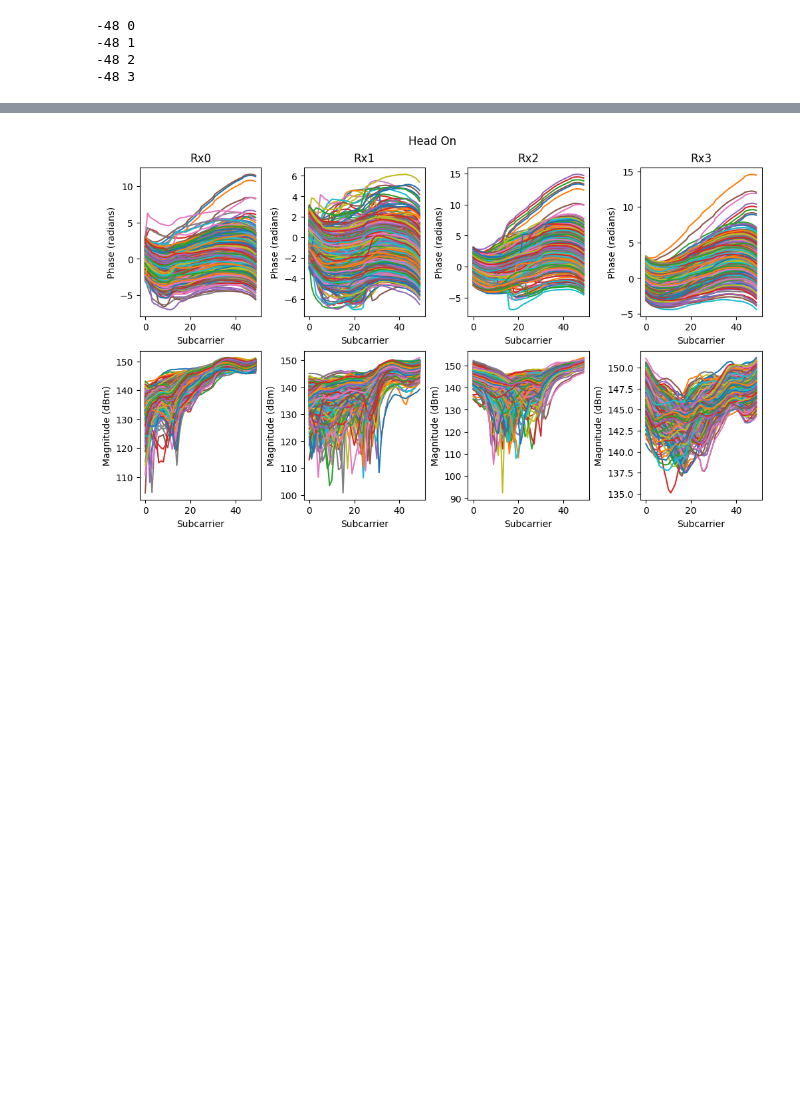
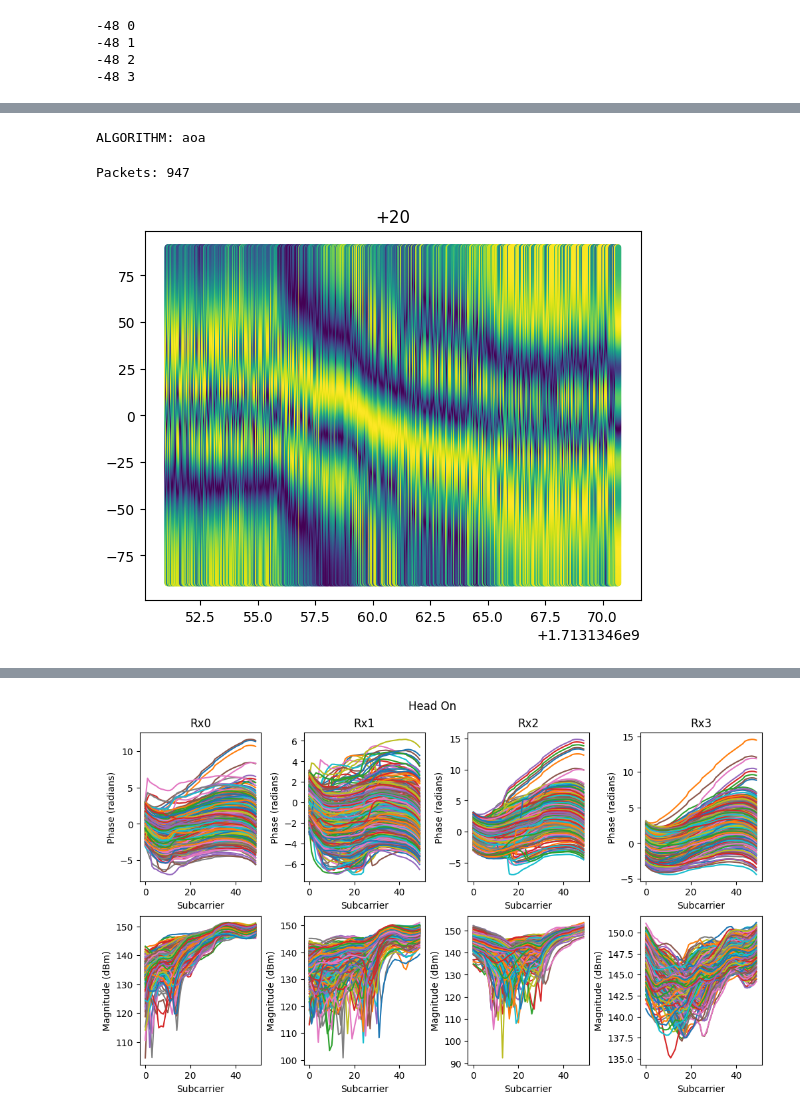
Before and after one commit to Navidt/SignalPropogation, a Jupyter notebook: visualization.ipynb, the cells around one changed output, grey strips where cells are left out. Cells and saved outputs as stored; diff of their text form; code cells hidden in the pictures; blank space fills up the shorter version.

Commit message:
AOD experiments

```diff
--- a/visualization.ipynb
+++ b/visualization.ipynb
@@ -713,8 +718,7 @@ def compare_amplitudes_4x4(bags, figure_title=""):
 # ninetydeg = rosbag.Bag("../90deg2.bag")
 # fortyfive = rosbag.Bag("../45deg.bag")
 # nfortyfive = rosbag.Bag("../n45deg.bag")
-#smooth over last n packets according to algo
-smoothing_window = 1
+
 #aoa search space
 theta_space = np.linspace(-np.pi/2,np.pi/2,360)
 #tof search space
@@ -734,5 +747,5 @@ aoa_sensors = {}
 # %%
-def get_angle_profiles(bag, algorithm, subcarriers = range(0, 50), txs=[0, 1, 2, 3]):
+def get_angle_profiles(bag, algorithm, subcarriers = range(0, 50), txs=[0, 1, 2, 3], smoothing_window=1, compensation = comp):
   """Returns a list of [(time, [angles], [profile])] for each packet
 
   Arguments:
@@ -746,7 +759,7 @@ def get_angle_profiles(bag, algorithm, subcarriers = range(0, 50), txs=[0, 1, 2,
   aoa_sensor = None
   if algorithm == "music":
     aoa_sensor = transform_utils.music_aoa_sensor_1d(rx_pos, theta_space, smoothing_window)
-    aoa_sensor.prof_dim = 4
+    # aoa_sensor.prof_dim = 4
   elif algorithm == "aoa":
     aoa_sensor = transform_utils.aoa_sensor_1d(rx_pos, theta_space, smoothing_window)
   elif algorithm == "fft":
@@ -755,7 +768,7 @@ def get_angle_profiles(bag, algorithm, subcarriers = range(0, 50), txs=[0, 1, 2,
     tofs = np.linspace(-40, 40, 180)
     aoa_sensor = transform_utils.full_music_aoa_sensor(rx_pos, theta_space, tofs, smoothing_window)
   for topic, msg, t in tqdm.tqdm(bag.read_messages('/csi')):
-      csi = pipeline_utils.extract_csi(msg, comp)
+      csi = pipeline_utils.extract_csi(msg, compensation)
       #assuming this does not change
       if algorithm == "othermusic":
         res = aoa_sensor(csi, (msg.chan, msg.bw*1e6))
@@ -926,0 +876,17 @@ Packets: 269
+# %%
+# titles = ["Negative AOA"]
+# bags = [headOnData, headOnBlockedData, headOnFullBlockedData]
+# titles = ["Head On", "Head On Blocked", "Head On Full Blocked"]
+# testProfileAOA = get_angle_profiles(bags[0], "aoa", txs=[2])
+# plot_angle_profiles(testProfileAOA, "Sense")
+"""
+for i in range(1, 6):
+    testProfileMUSIC = get_angle_profiles(bags[0], "music", txs=[2], smoothing_window=i)
+    plot_angle_profiles(testProfileMUSIC, "SenseM")
+"""
+profile = get_angle_profiles(rosbag.Bag("csiTesting/experiment3-AoD/AoARotating.bag"), "aoa", txs=[2, 3], smoothing_window=5)
+plot_angle_profiles(profile, "+20")
+# %% [output]
+ALGORITHM: aoa
+Packets: 947
+[figure, added]
```
Also changed, not shown: parts of 13 cells of this notebook, 13 other files.
